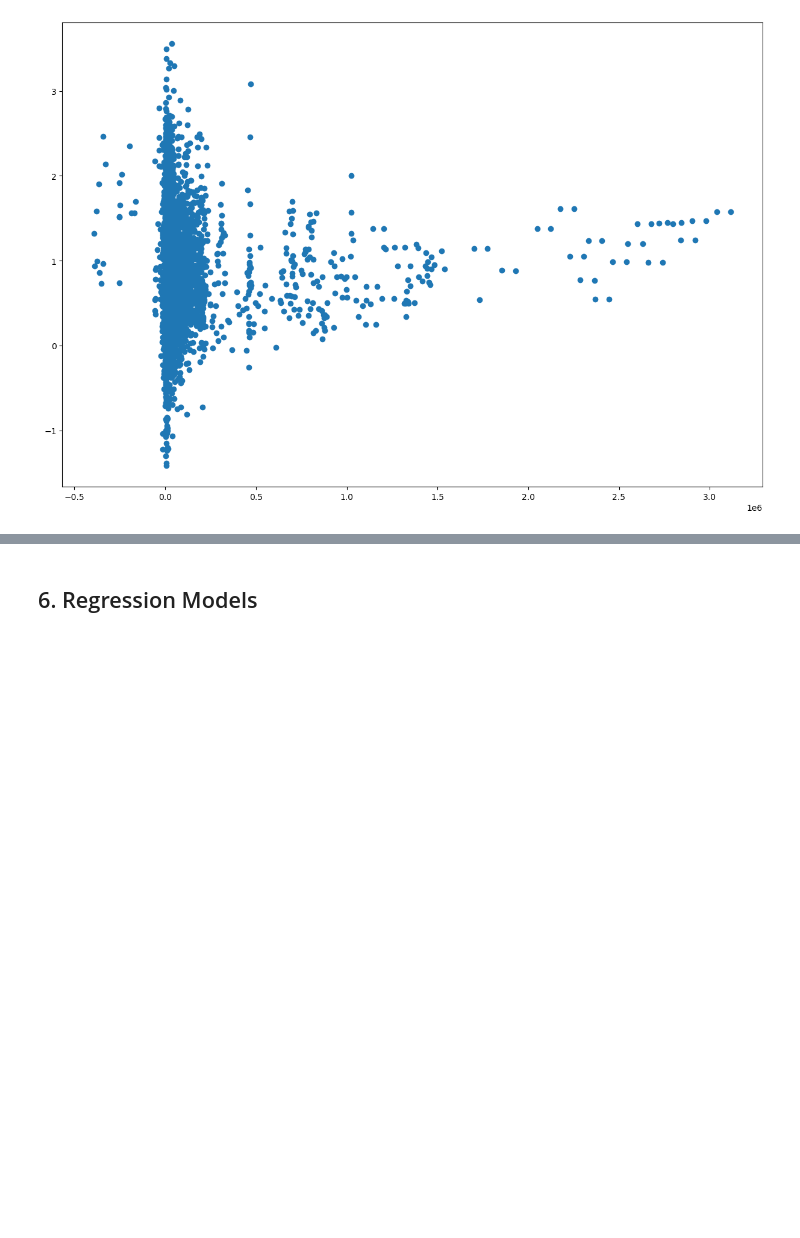
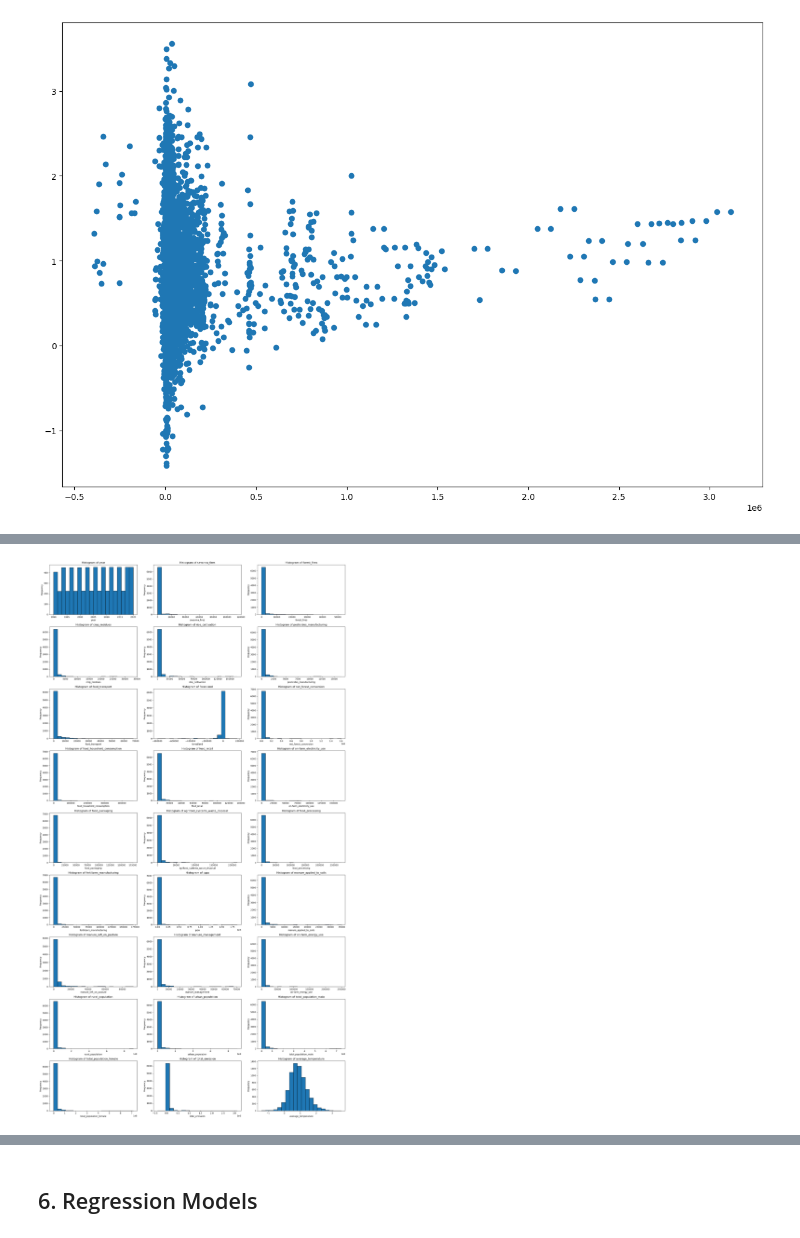
Before and after one commit to glenad/2403-ptds-regression, a Jupyter notebook: Glen.ipynb, the cells around one changed output, grey strips where cells are left out. Saved outputs shown, nothing was run; the diff lists cells and outputs as text; code cells hidden in the pictures; blank space fills up the shorter version.

```diff
--- a/Glen.ipynb
+++ b/Glen.ipynb
@@ -598,0 +653,23 @@ plt.scatter(df.total_emission, df.average_temperature)
+# %%
+# plot histograms to see the spread of data
+df_hist = df
+df_hist = df_yearly_avg
+
+predictors = df_hist.select_dtypes(include='number').columns
+target = 'average_temperature'
+
+fig, axes = plt.subplots(nrows=9, ncols=3, figsize=(20, 36))
+axes = axes.flatten()
+
+# Loop through each predictor and create a histogram
+for i, predictor in enumerate(predictors):
+    axes[i].hist(df_hist[predictor], bins=20, edgecolor='black')
+    axes[i].set_xlabel(predictor)
+    axes[i].set_ylabel('Frequency')
+    axes[i].set_title(f'Histogram of {predictor}')
+
+# Adjust layout to avoid overlap
+plt.tight_layout()
+plt.show()
+# %% [output]
+[figure, added]
```
Also changed, not shown: parts of 14 cells of this notebook, 2 other files.
